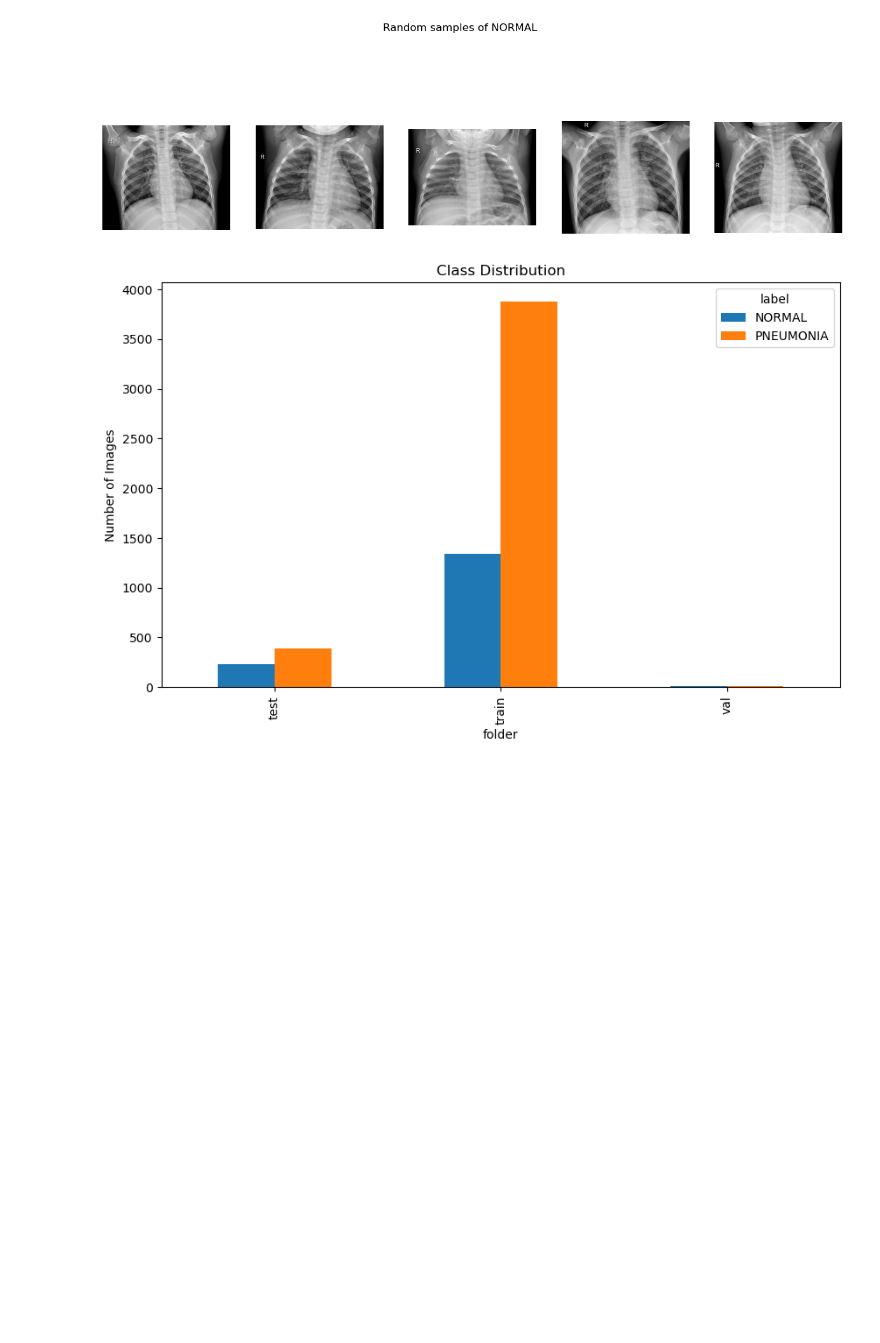
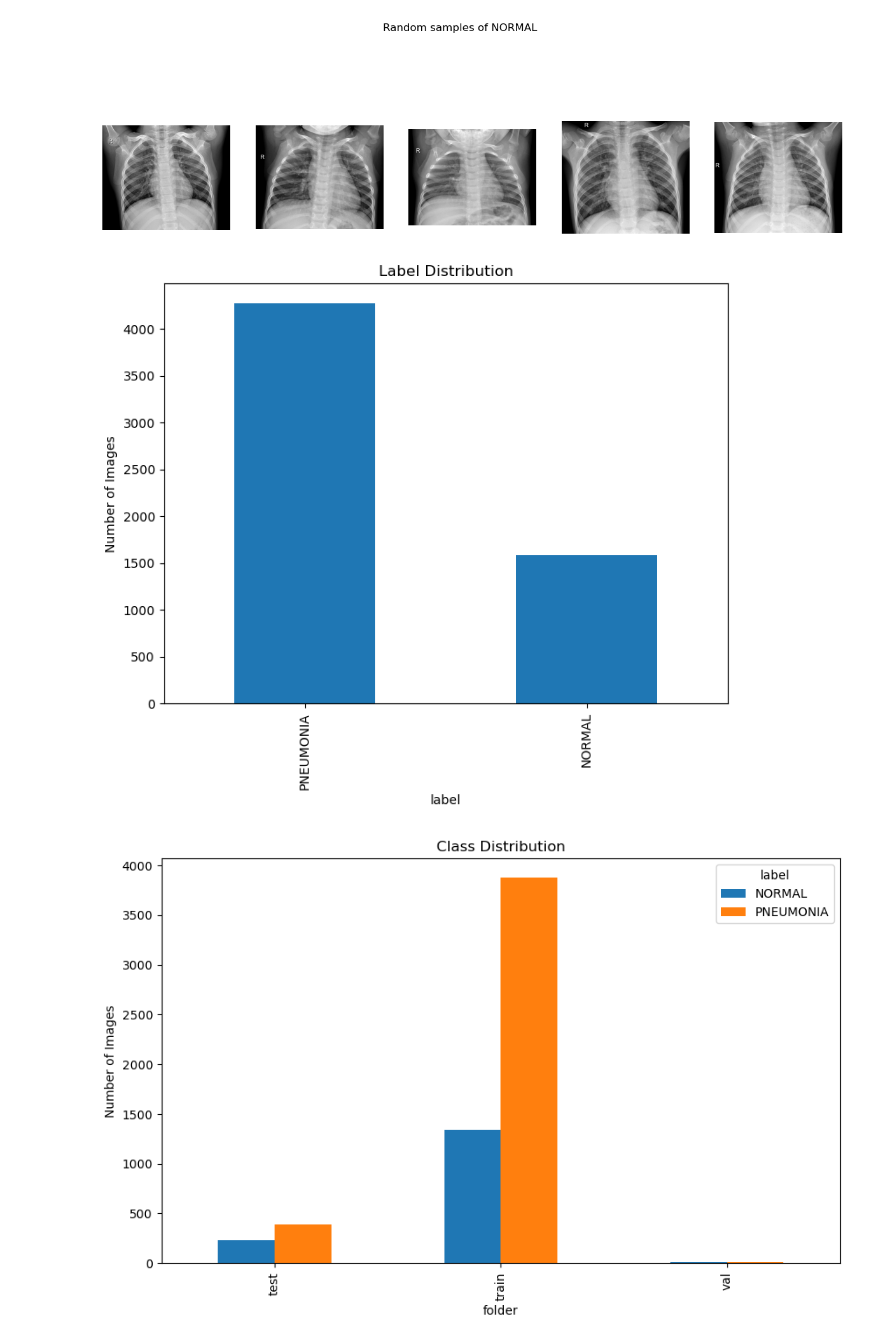
Before and after one commit to BikashThapa/Image-Classification-using-CNN, a Jupyter notebook: Notebooks/EDA.ipynb, the cells around one changed output. Cells and saved outputs as stored; diff of their text form; code cells hidden in the pictures; blank space fills up the shorter version.

```diff
--- a/Notebooks/EDA.ipynb
+++ b/Notebooks/EDA.ipynb
@@ -7,7 +7,7 @@ import pandas as pd
 import numpy as np
 # %%
 # Set up paths
-base_dir = "chest_xray"
+base_dir = "Dataset/chest_xray"
 folders = ["train", "test", "val"]
 classes = ["NORMAL", "PNEUMONIA"]
 # %%
@@ -71,6 +71,12 @@ def show_random_images(df, label, n=5):
 show_random_images(df[df['folder'] == 'train'], 'NORMAL', 5)
 # %% [output]
 [figure]
+# %%
+df['label'].value_counts().plot(kind='bar', figsize=(8, 6), title="Label Distribution")
+plt.ylabel("Number of Images")
+plt.show()
+# %% [output]
+[figure, added]
 # %%
 # Class distribution plot
 df.groupby(['folder', 'label']).size().unstack().plot(kind='bar', figsize=(10, 6), title="Class Distribution")
```
Also changed, not shown: parts of 2 cells of this notebook, 2 other files.
